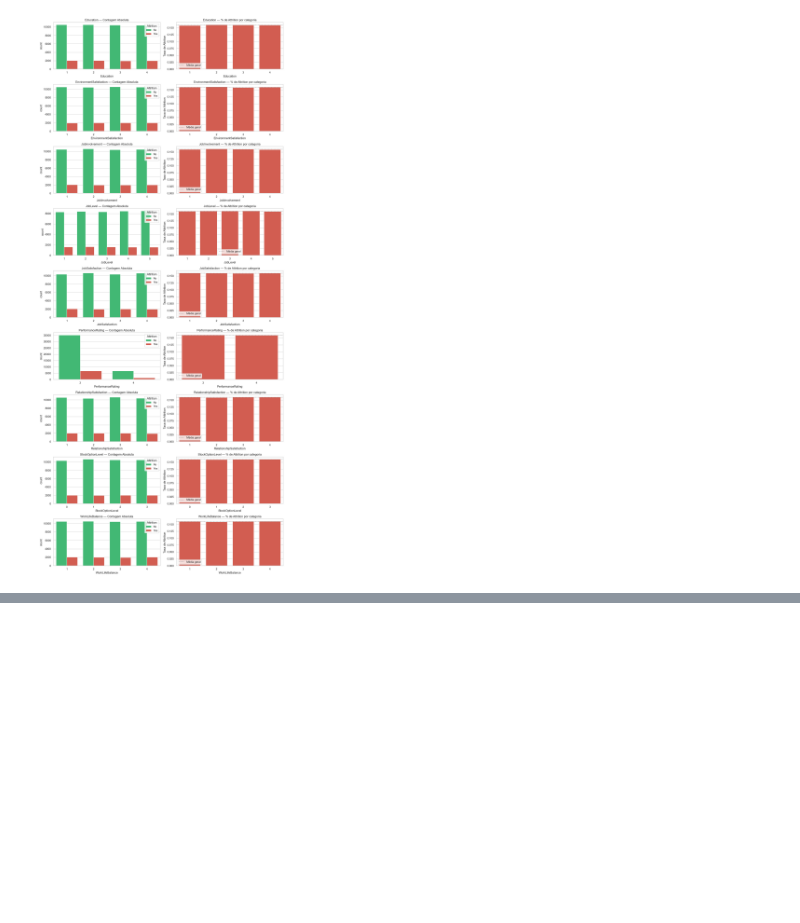
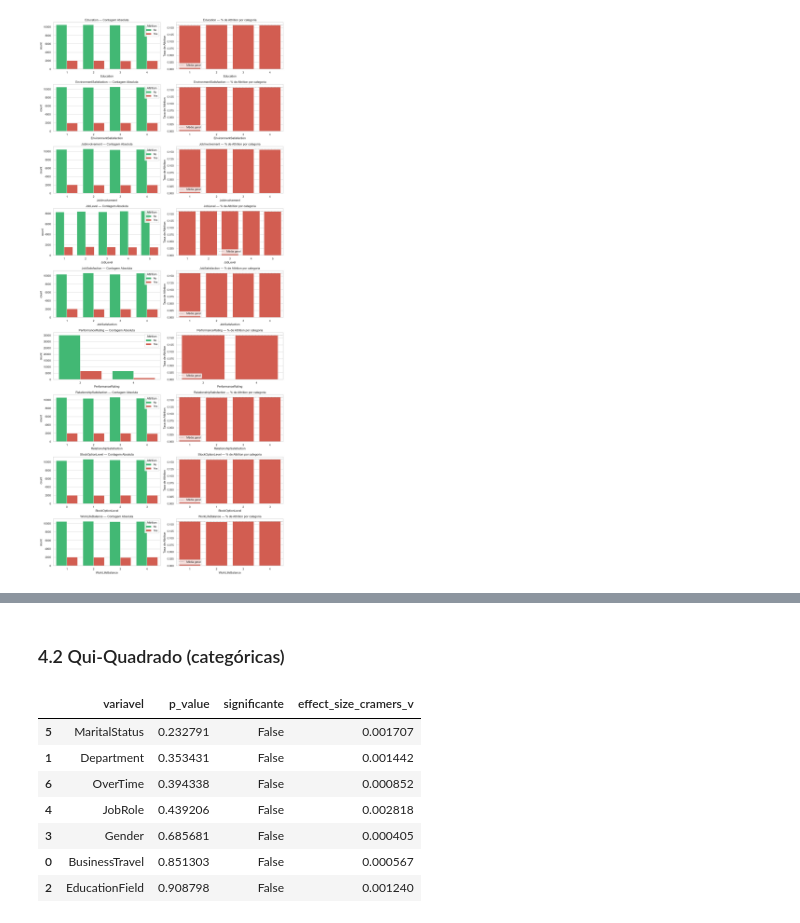
Before and after one commit to JonasGX/model-techcorp-attrition, a Jupyter notebook: notebooks/01_EDA.ipynb, the cells around one changed output, grey strips where cells are left out. Cells and saved outputs as stored; diff of their text form; code cells hidden in the pictures; blank space fills up the shorter version.

```diff
--- a/notebooks/01_EDA.ipynb
+++ b/notebooks/01_EDA.ipynb
@@ -361,0 +453,33 @@ plt.show()
+# %% [markdown]
+### 4.2 Qui-Quadrado (categóricas)
+# %%
+resultados_chi2 = []
+
+for col in cat_cols:
+    tabela_contingencia = pd.crosstab(df_eda[col], df_eda['Attrition'])
+
+    chi2, p_value, dof, expected = chi2_contingency(tabela_contingencia)
+
+    # Effect size (Cramér's V)
+    n = tabela_contingencia.sum().sum()
+    min_dim = min(tabela_contingencia.shape) - 1
+    cramers_v = np.sqrt(chi2 / (n * min_dim))
+
+    resultados_chi2.append({
+        'variavel': col,
+        'p_value': p_value,
+        'significante': p_value < 0.05,
+        'effect_size_cramers_v': cramers_v
+    })
+
+df_resultados_chi2 = pd.DataFrame(resultados_chi2).sort_values('p_value')
+df_resultados_chi2
+# %% [output]
+|  | variavel | p_value | significante | effect_size_cramers_v |
+| 5 | MaritalStatus | 0.232791 | False | 0.001707 |
+| 1 | Department | 0.353431 | False | 0.001442 |
+| 6 | OverTime | 0.394338 | False | 0.000852 |
+| 4 | JobRole | 0.439206 | False | 0.002818 |
+| 3 | Gender | 0.685681 | False | 0.000405 |
+| 0 | BusinessTravel | 0.851303 | False | 0.000567 |
+| 2 | EducationField | 0.908798 | False | 0.001240 |
```
Also changed, not shown: parts of 11 cells of this notebook, 3 other files.
